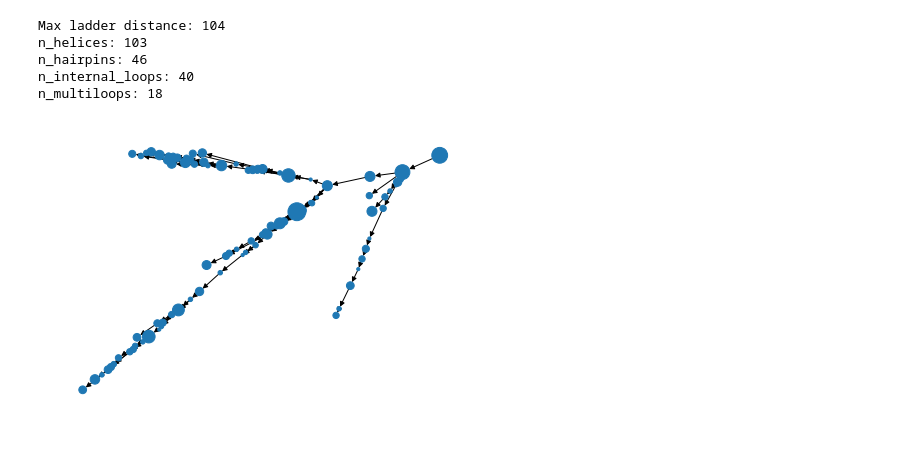
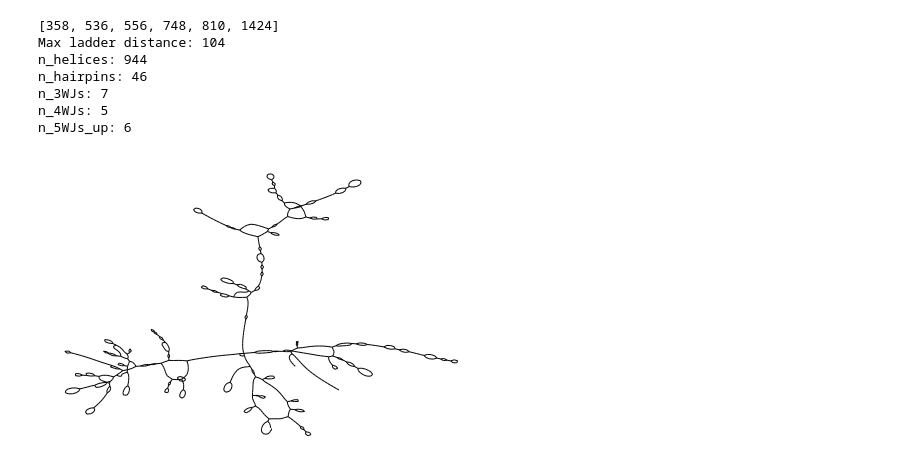
Before and after one commit to DasLab/arnie, a Jupyter notebook: RNAGraph/RNAGraph_demo.ipynb, the cells around one changed output. Saved outputs shown, nothing was run; the diff lists cells and outputs as text; code cells hidden in the pictures.

```diff
--- a/RNAGraph/RNAGraph_demo.ipynb
+++ b/RNAGraph/RNAGraph_demo.ipynb
@@ -22,33 +30,33 @@ n_multiloops: 0
 # %%
 rRNA_15s = '.......(((((((((.(((((((.....(((((((((.((((.((((((((((...((.((((...((((((.((((((((((.....)))))))))).\
 )))))).....)))).)).((((((((...(((((((..((((((((.((((.......)))).....((((((((((((.....))))))))))))...\
 ((((((((((...)))))))))).)))))))).((((((....)))))).(((..((((((((........)))))))))))....((((...((((.((\
 ((....))))...))))...((((..(((....(((((.......))))))))..))))((((((....((((((((((.........)))).)))))).\
 .)))))).)))).(((((((...((((((((((((((((((((((((...))))))))))..)))).))))).))))).)))))))..)))))))...))\
 )))))).......(((((((.((....)).)))))))(((((((......)))))))((((((.((((((((((((((.......)))))))))))))))\
 ))))).......)))))......)))))))))..((((.(((((....(((((((.((((((((((..((((.((((.((....)).))))...))))..\
 ....(((((((((((..(((((........)))))...)))))))))))((((..(((((((.((((((((.(((((((...(((.((((((((..((((\
 (.....)))))((((((.(((((..((.(((..((((((...((...((((.........))))...))))))))..))).))..((((((..((((((.\
 ...(((.((((((......)))))).))).))))))..))))))........((((.(((((....)))))..))))....)))).).))))))......\
 ..((..((((.....((((((......))))))))))..))....)))).)))).)))....))))))).)))))))).))).)))).)))).)))))..\
 ..))))).))))).)))))))))))...((((((.((((.((((......)))).........((((((((((....))))))))))..(((((((((..\
 ...)))))))))..(((((((((.((....)).))))..)))))....(((((............))))).....(((((......)))))...((((((\
 (......)))))))......)))).))))))....(((((((((((((((.........)))))))))...))))))))))))))).....)))))))..\
 ........((((((....)).))))((((((.((..(((((..........)))))..)).))))))...(((...((((((((..(((((((((.(((.\
 ..(((..(((.(((((...(((((((.((....)).)))))))...))))))))..)))..))))))))))))..))))))))....))).......(((\
 (((((((....)))))))))).)))))))))..................'
 
 rRNA =  RNAGraph(rRNA_15s)
 
 rRNA.get_info()
 
-rRNA.nx_draw(node_scaling=0.1)
-
-# All the networkx drawing algorithms are a bit of a mess. Looking for better options
+rRNA.nx_draw()
 # %% [output]
+[358, 536, 556, 748, 810, 1424]
 Max ladder distance: 104
-n_helices: 103
+n_helices: 944
 n_hairpins: 46
-n_internal_loops: 40
-n_multiloops: 18
+n_3WJs: 7
+n_4WJs: 5
+n_5WJs_up: 6
-[figure, old version]
+[figure, new version]
```
Also changed, not shown: parts of 3 cells of this notebook, 1 other file.
